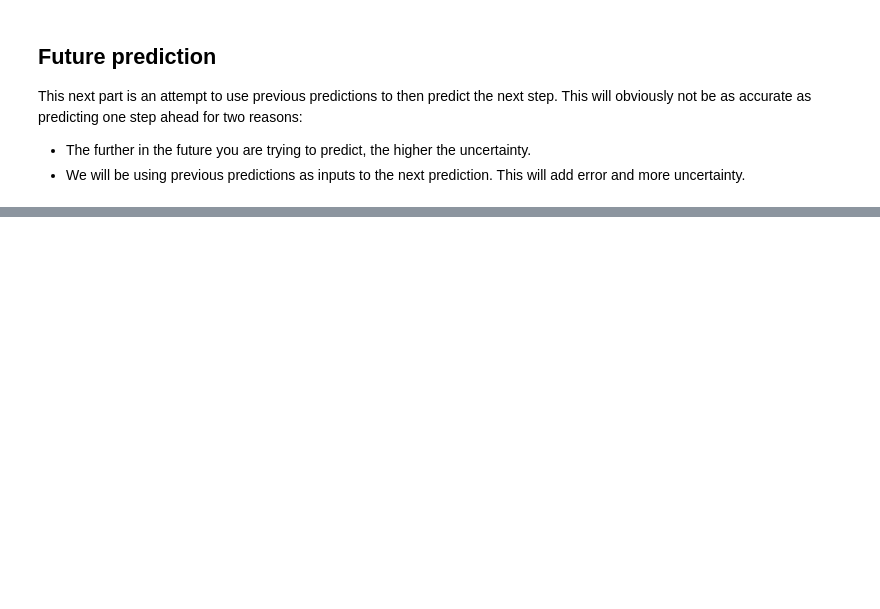
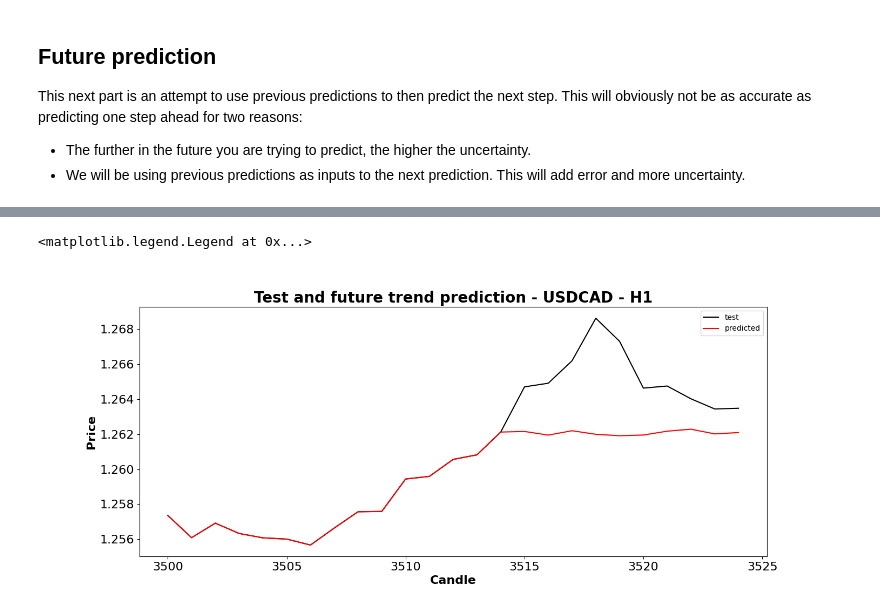
Before and after one commit to rink72/kaggle-price-prediction, a Jupyter notebook: notebook1/investigation.ipynb, the cells around one changed output, grey strips where cells are left out. Cells and saved outputs as stored; diff of their text form; code cells hidden in the pictures; blank space fills up the shorter version.

Commit message:
Working on future predictions

```diff
--- a/notebook1/investigation.ipynb
+++ b/notebook1/investigation.ipynb
@@ -49,7 +49,7 @@ def GetScaledData(data: pd.Series, scaler: MinMaxScaler) -> pd.Series:
   data = np.array(data).reshape(-1, 1)
   return scaler.transform(data)
 
-def GetTimeStepDataFrame(data: pd.DataFrame, timeSteps: int, trainingColumns: list, predictionColumn: str):
+def GetTimeStepDataFrame(data: pd.DataFrame, timeSteps: int, trainingColumns: list, predictionColumn: str) -> pd.DataFrame:
 
   timeStepData = pd.DataFrame(index=data.index)
 
@@ -63,6 +63,17 @@ def GetTimeStepDataFrame(data: pd.DataFrame, timeSteps: int, trainingColumns: li
   timeStepData = timeStepData.dropna()
 
   return timeStepData
+
+def GetTimeStepDict(data: pd.DataFrame, timeSteps: int, trainingColumns: list) -> dict:
+
+  timeStepData = {}
+
+  for column in trainingColumns:
+    for i in range(1, timeSteps + 1):
+      newColName = "{0}_{1}".format(column, i)
+      timeStepData[newColName] = data[column].iloc[timeSteps - i]
+
+  return timeStepData
 # %% [markdown]
 ## Variables
 
@@ -251,0 +307,23 @@ futureTestData
+# %%
+# Plot predicted steps
+plotFutureData = futureTestData.copy()
+
+plotTestSubset = testData.loc[plotFutureData.index.values]
+
+plotFutureData["midClose"] = scalerDict["midClose"].inverse_transform(np.array(plotFutureData["midClose"]).reshape(-1, 1))
+plotTestSubset["midClose"] = scalerDict["midClose"].inverse_transform(np.array(plotTestSubset["midClose"]).reshape(-1, 1))
+
+fig, ax = plt.subplots(figsize=(15, 6))
+sns.lineplot(x = plotTestSubset.index.values, y = plotTestSubset['midClose'], color = 'black')
+sns.lineplot(x = plotFutureData.index.values, y = plotFutureData['midClose'], color = 'red')
+
+# Formatting
+ax.set_title('Test and future trend prediction - {0} - {1}'.format(instrument, granularity), fontsize = 20, loc='center', fontdict=dict(weight='bold'))
+ax.set_xlabel('Candle', fontsize = 16, fontdict=dict(weight='bold'))
+ax.set_ylabel('Price', fontsize = 16, fontdict=dict(weight='bold'))
+plt.tick_params(axis='y', which='major', labelsize=16)
+plt.tick_params(axis='x', which='major', labelsize=16)
+plt.legend(loc='upper right' ,labels = ('test', "predicted"))
+# %% [output]
+<matplotlib.legend.Legend at 0x...>
+[figure, added]
```
Also changed, not shown: parts of 5 cells of this notebook, 2 other files.
